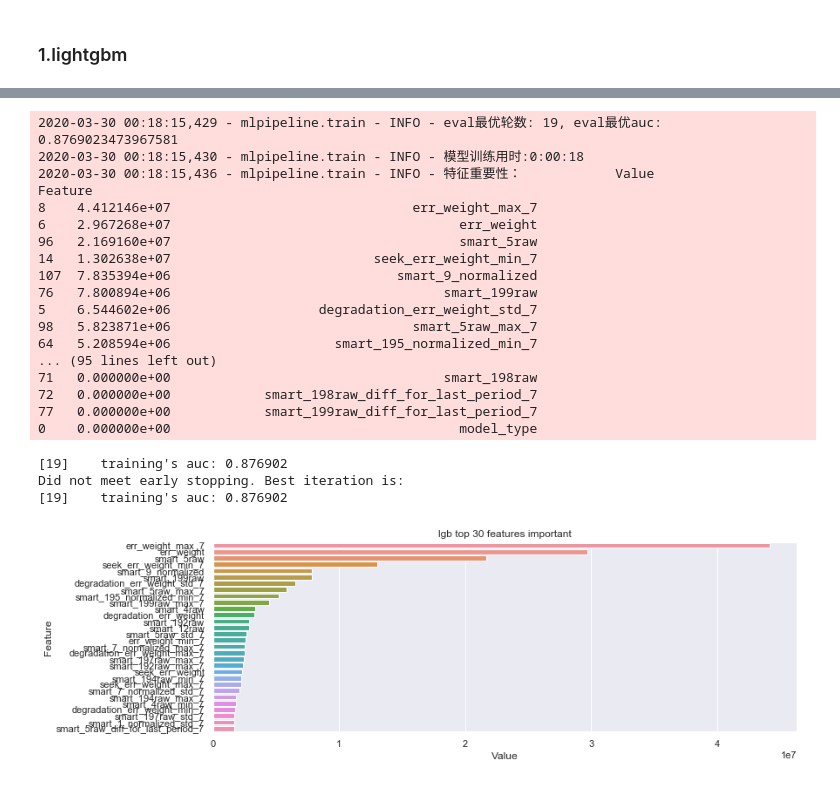
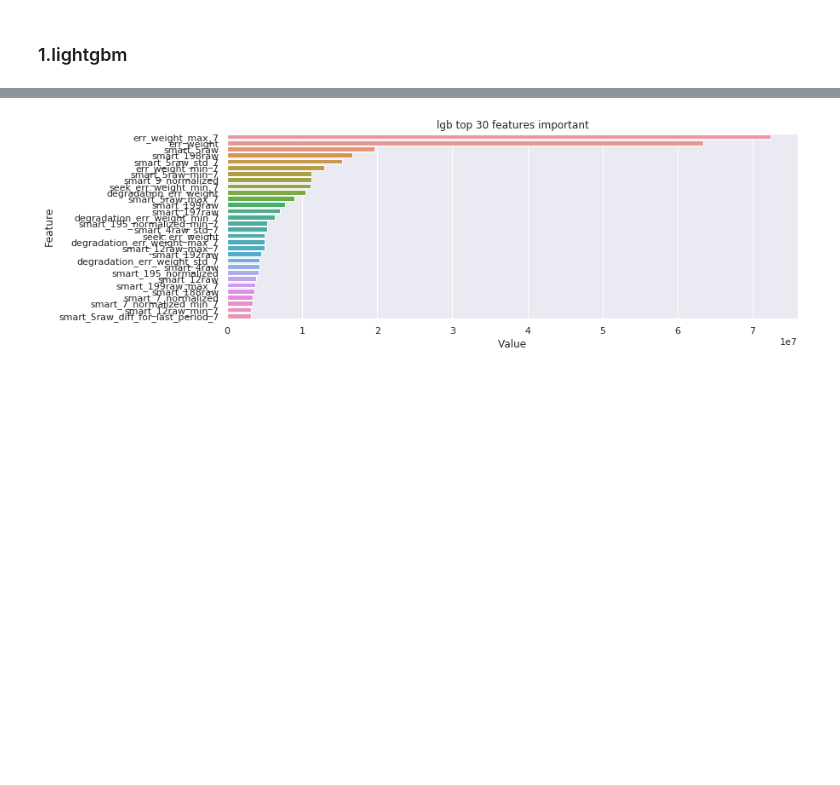
Before and after one commit to DevinWang23/tianchi_ai_ops_2020, a Jupyter notebook: jupyter_notebook/train.ipynb, the cells around one changed output, grey strips where cells are left out. Drawn from its saved outputs; the diff is of its cells as text; code cells hidden in the pictures; blank space fills up the shorter version.

```diff
--- a/jupyter_notebook/train.ipynb
+++ b/jupyter_notebook/train.ipynb
@@ -234,48 +418,46 @@ eval_df.head(5)
 # %%
 # train
 model_params = {
-    "objective": "binary",
-    "boosting": 'gbdt',  # gbdt, dart
-    "learning_rate": 0.001,
-    "scale_pos_weight":35,
-#     "is_unbalance": True,
-    "num_leaves": 64,
-#     "max_bin":255,
-#     'min_gain_to_split': 20,
-#     "max_depth":7,
-    "metric": ["auc"],
-    "subsample": 0.9,
-    "colsample_bytree": 0.6,
-    "num_threads": 10,
-    "lambda_l2": 1,
-    "lambda_l1": 1,
-    "random_state": 2019,
-    "min_data_in_leaf":50,
-    "num_boost_round": 19,
-    "device": 'cpu',
-#     'boost_from_average':False
-}
+            'objective': 'binary',
+            'boosting': 'gbdt',
+            'learning_rate': 0.001,
+            'scale_pos_weight': 20,
+            'num_leaves': 116,
+            'metric': ['auc'],
+            'subsample': 0.8341500491577648,
+            'colsample_bytree': 0.4727020339353229,
+            'num_threads': 12,
+            'lambda_l2': 1.6310435018078826,
+            'lambda_l1': 0.23238757828006462,
+            'random_state': 2019,
+            'min_data_in_leaf': 16,
+            'num_boost_round': 20,
+            'device': 'cpu'}
+
+
 
 params = {
     'model_params': model_params,
     'model_name': 'lgb',
-    'fe_filename': 'sample_2700000.0_fe_df_01_01_round_2.feather',
+    'fe_filename': 'fe_df_01_01_round_2.feather',
 #     'focal_loss_alpha':0.9,
 #     'focal_loss_gamma':6,
-    'use_sampling': False,
-#     'sampling_ratio':0.125,
-    'train_total_sample_num':2.7e6,
-    'valid_total_sample_num':None,
+    'use_sampling': True,
+    'train_sample_ratio':0.4,
+    'save_sample_data':False,
     'random_state':1,
     'drop_cols': drop_cols,
-    'save_sample_data':False,
     'train_on_model_id':None,
     'is_eval': False,
     'use_standard': False,
     'use_log': False,
+    'use_next_month_fault_data':False,
+    'next_month_start_date':'2018-08-01',
+    'next_month_end_date':'2018-08-30',
     'save_feat_important': False,
     'train_start_date': '2018-01-01',
-    'train_end_date': '2018-05-31',
+    'train_end_date': '2018-07-31',
+    'valid_start_date':'2018-09-01',
 }
 
 model, scaler = train(**params)
@@ -309,21 +499 @@ Training until validation scores don't improve for 10 rounds.
-2020-03-30 00:18:15,429 - mlpipeline.train - INFO - eval最优轮数: 19, eval最优auc: 0.8769023473967581
-2020-03-30 00:18:15,430 - mlpipeline.train - INFO - 模型训练用时:0:00:18
-2020-03-30 00:18:15,436 - mlpipeline.train - INFO - 特征重要性：            Value                                        Feature
-8    4.412146e+07                               err_weight_max_7
-6    2.967268e+07                                     err_weight
-96   2.169160e+07                                     smart_5raw
-14   1.302638e+07                          seek_err_weight_min_7
-107  7.835394e+06                             smart_9_normalized
-76   7.800894e+06                                   smart_199raw
-5    6.544602e+06                   degradation_err_weight_std_7
-98   5.823871e+06                               smart_5raw_max_7
-64   5.208594e+06                     smart_195_normalized_min_7
-... (95 lines left out)
-71   0.000000e+00                                   smart_198raw
-72   0.000000e+00            smart_198raw_diff_for_last_period_7
-77   0.000000e+00            smart_199raw_diff_for_last_period_7
-0    0.000000e+00                                     model_type
-[19]    training's auc: 0.876902
-Did not meet early stopping. Best iteration is:
-[19]    training's auc: 0.876902
-[figure, old version]
+[figure, new version]
```
Also changed, not shown: parts of 13 cells of this notebook, 16 other files.
